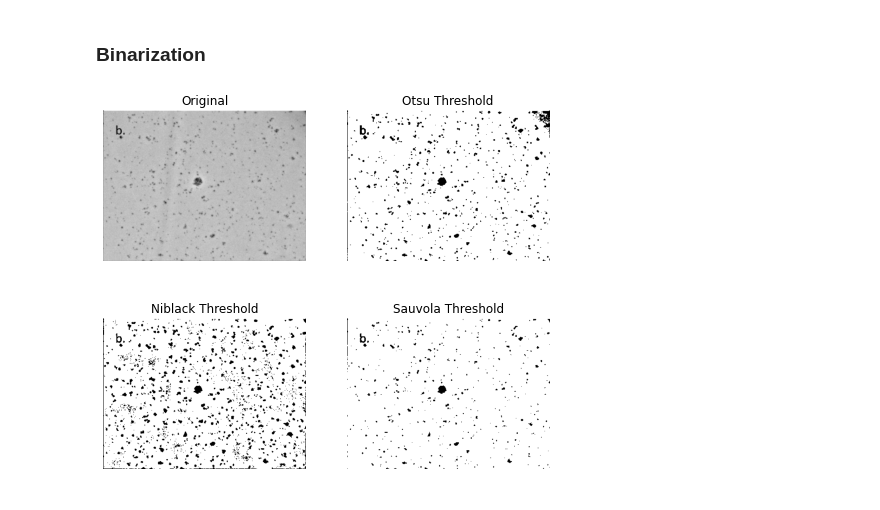
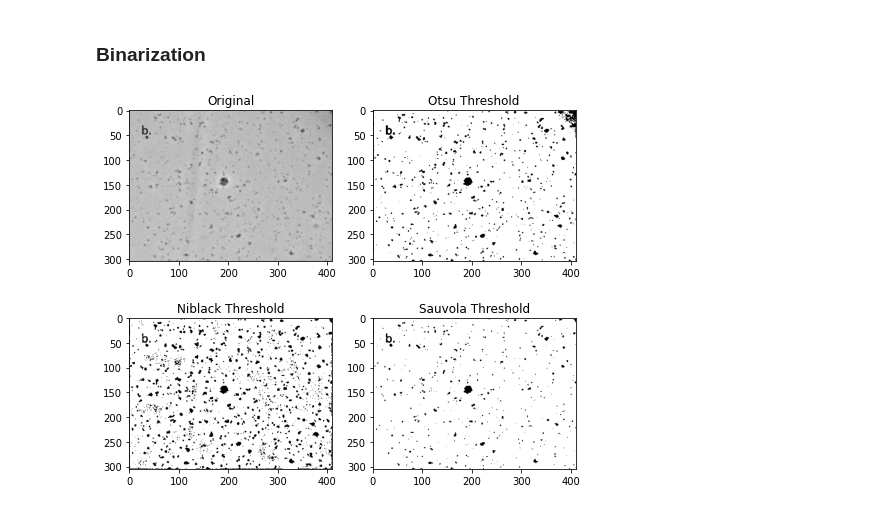
Before and after one commit to kevinzunigacuellar/ms-project, a Jupyter notebook: notebook.ipynb, the cells around one changed output. Cells and saved outputs as stored; diff of their text form; code cells hidden in the pictures.

```diff
--- a/notebook.ipynb
+++ b/notebook.ipynb
@@ -8,38 +8,37 @@ from skimage.io import imread
 
 image = imread('sample_images/image-1b.png', as_gray=True)
 
 binary_otsu = image > threshold_otsu(image)
+binary_otsu = binary_otsu.astype(int)
 
 window_size = 35
 
 thresh_niblack = threshold_niblack(image, window_size=window_size, k=0.8)
 binary_niblack = image > thresh_niblack
+binary_niblack = binary_niblack.astype(int)
 
 thresh_sauvola = threshold_sauvola(image, window_size=window_size)
 binary_sauvola = image > thresh_sauvola
+binary_sauvola = binary_sauvola.astype(int)
 
 
 plt.figure(figsize=(8, 7))
 plt.subplot(2, 2, 1)
 plt.imshow(image, cmap=plt.cm.gray)
 plt.title('Original')
-plt.axis('off')
 
 plt.subplot(2, 2, 2)
 plt.title('Otsu Threshold')
-plt.imshow(binary_otsu, cmap=plt.cm.gray)
-plt.axis('off')
+plt.imshow(binary_otsu, cmap=plt.cm.gray, vmax=1, vmin=0)
 
 plt.subplot(2, 2, 3)
-plt.imshow(binary_niblack, cmap=plt.cm.gray)
+plt.imshow(binary_niblack, cmap=plt.cm.gray, vmax=1, vmin=0)
 plt.title('Niblack Threshold')
-plt.axis('off')
 
 plt.subplot(2, 2, 4)
-plt.imshow(binary_sauvola, cmap=plt.cm.gray)
+plt.imshow(binary_sauvola, cmap=plt.cm.gray, vmax=1, vmin=0)
 plt.title('Sauvola Threshold')
-plt.axis('off')
 
 plt.show()
 # %% [output]
-[figure, old version]
+[figure, new version]
```
Also changed, not shown: parts of 4 cells of this notebook, 1 other file.
